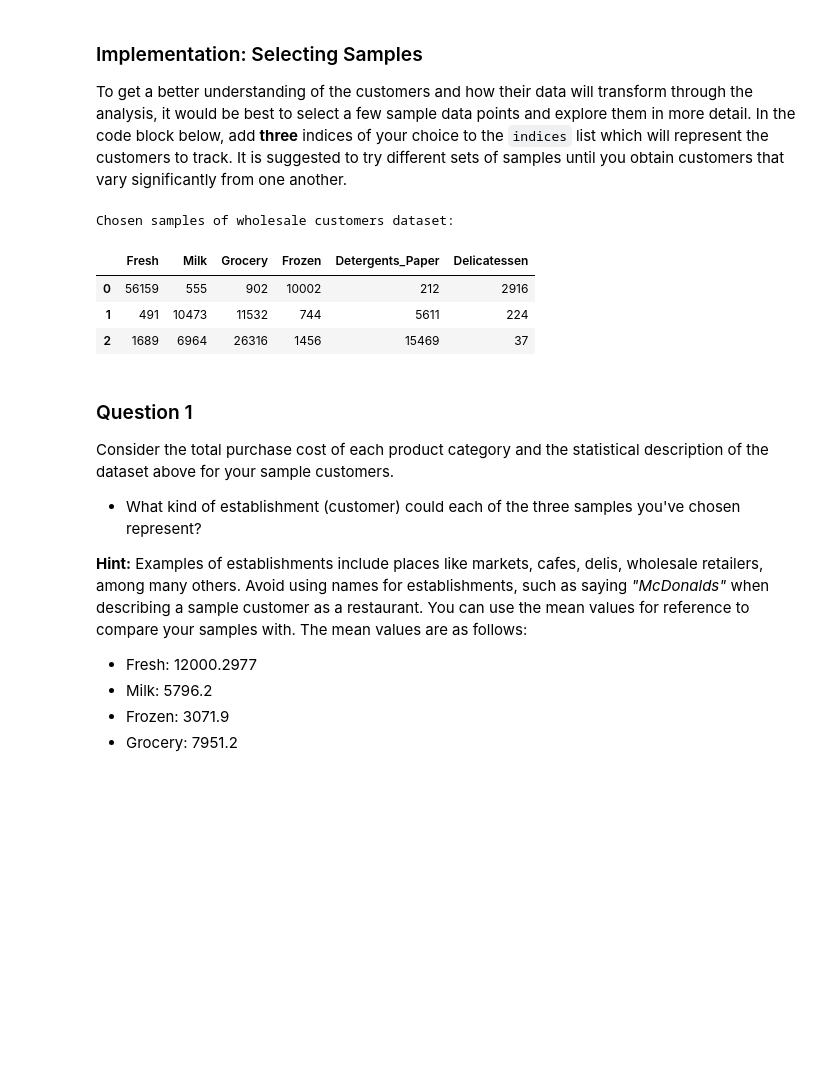
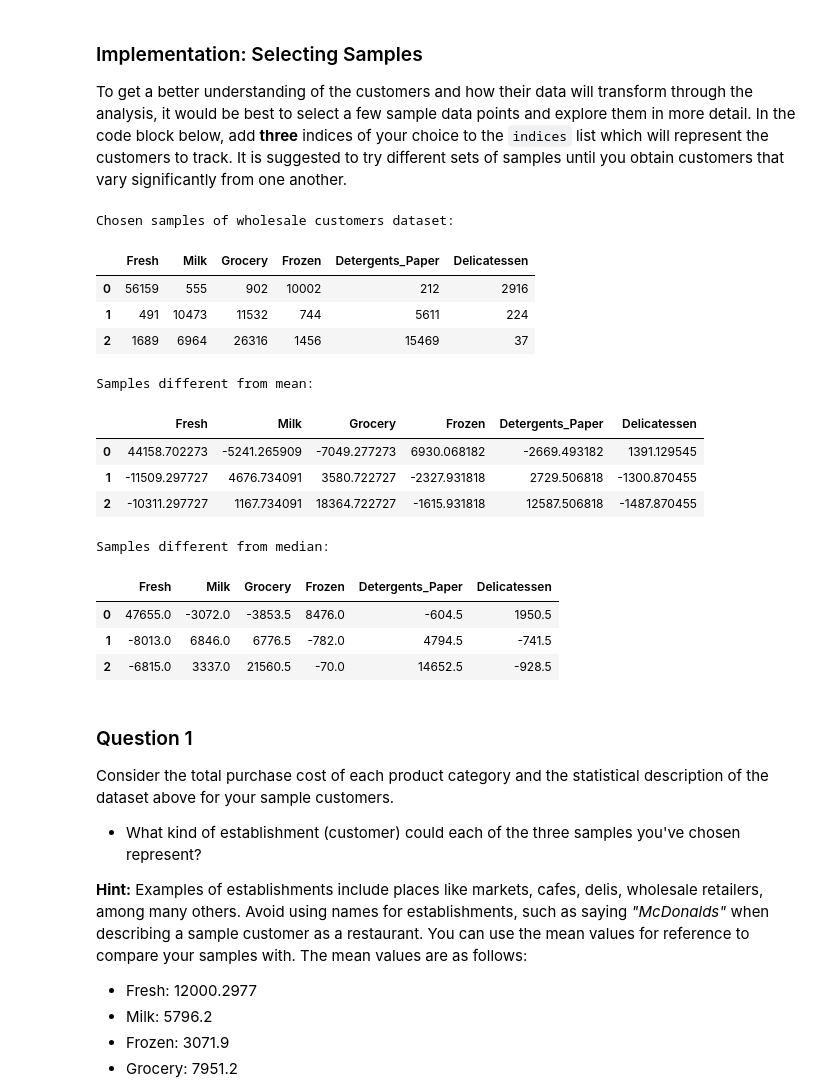
Before and after one commit to DimasAdinugroho/machine-learning-nanodegree, a Jupyter notebook: customer_segments/customer_segments.ipynb, the cells around one changed output. Saved outputs shown, nothing was run; the diff lists cells and outputs as text; code cells hidden in the pictures; blank space fills up the shorter version.

```diff
--- a/customer_segments/customer_segments.ipynb
+++ b/customer_segments/customer_segments.ipynb
@@ -72,17 +72,35 @@ To get a better understanding of the customers and how their data will transform
 # %%
 # TODO: Select three indices of your choice you wish to sample from the dataset
 indices = [39, 53, 343]
 
 # Create a DataFrame of the chosen samples
 samples = pd.DataFrame(data.loc[indices], columns = data.keys()).reset_index(drop = True)
 print "Chosen samples of wholesale customers dataset:"
 display(samples)
+
+# samples different from mean
+print "Samples different from mean: "
+display(samples - data.mean().values)
+
+# samples different from median
+print "Samples different from median: "
+display(samples - data.median().values)
 # %% [output]
 Chosen samples of wholesale customers dataset:
 |  | Fresh | Milk | Grocery | Frozen | Detergents_Paper | Delicatessen |
 | 0 | 56159 | 555 | 902 | 10002 | 212 | 2916 |
 | 1 | 491 | 10473 | 11532 | 744 | 5611 | 224 |
 | 2 | 1689 | 6964 | 26316 | 1456 | 15469 | 37 |
+Samples different from mean:
+|  | Fresh | Milk | Grocery | Frozen | Detergents_Paper | Delicatessen |
+| 0 | 44158.702273 | -5241.265909 | -7049.277273 | 6930.068182 | -2669.493182 | 1391.129545 |
+| 1 | -11509.297727 | 4676.734091 | 3580.722727 | -2327.931818 | 2729.506818 | -1300.870455 |
+| 2 | -10311.297727 | 1167.734091 | 18364.722727 | -1615.931818 | 12587.506818 | -1487.870455 |
+Samples different from median:
+|  | Fresh | Milk | Grocery | Frozen | Detergents_Paper | Delicatessen |
+| 0 | 47655.0 | -3072.0 | -3853.5 | 8476.0 | -604.5 | 1950.5 |
+| 1 | -8013.0 | 6846.0 | 6776.5 | -782.0 | 4794.5 | -741.5 |
+| 2 | -6815.0 | 3337.0 | 21560.5 | -70.0 | 14652.5 | -928.5 |
 # %% [markdown]
 ### Question 1
 Consider the total purchase cost of each product category and the statistical description of the dataset above for your sample customers.
```
Also changed, not shown: parts of 19 cells of this notebook, 1 other file.
